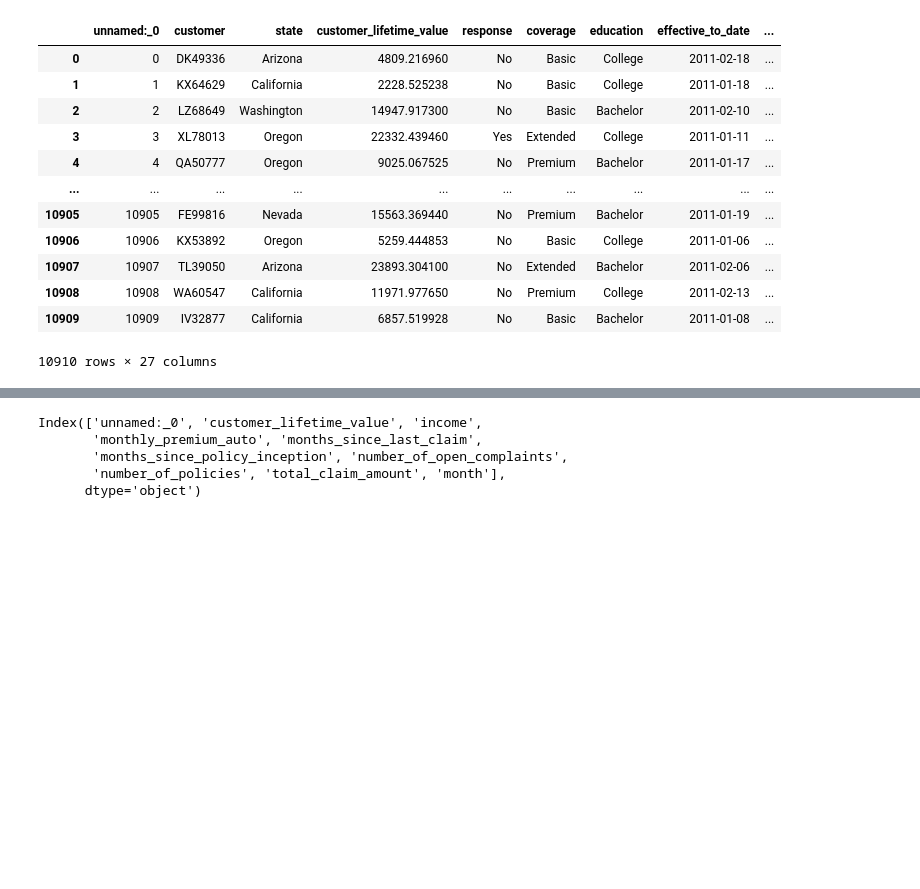
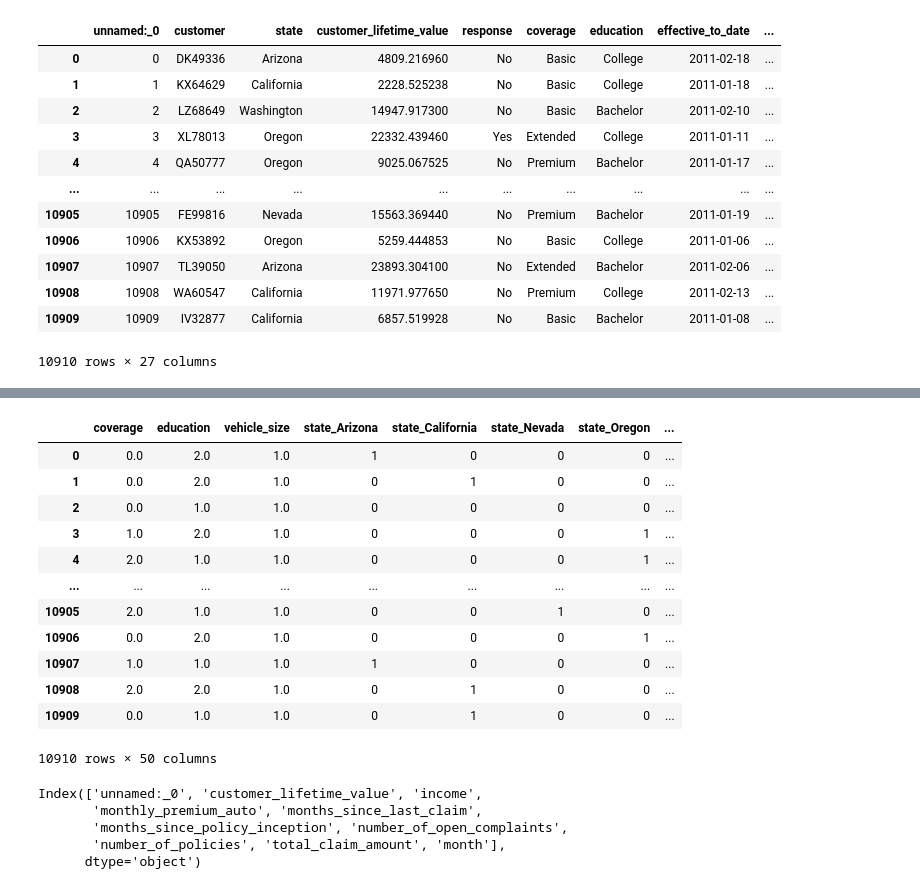
Before and after one commit to nimrod-d/Ironhack_Lab_Nimrod, a Jupyter notebook: week 4/model_fitting_lab_Nimrod.ipynb, the cells around one changed output, grey strips where cells are left out. Saved outputs shown, nothing was run; the diff lists cells and outputs as text; code cells hidden in the pictures; blank space fills up the shorter version.

```diff
--- a/week 4/model_fitting_lab_Nimrod.ipynb
+++ b/week 4/model_fitting_lab_Nimrod.ipynb
@@ -29,3 +29,9 @@ df
 10910 rows × 27 columns
 # %%
 df_num = df.select_dtypes(include='number')
+df_cat = df.select_dtypes(exclude='number')
+
+df_cat = df_cat.drop(['customer', 'effective_to_date'], axis=1)
+# %%
+ordinals = df_cat[['coverage', 'education', 'vehicle_size']]
+nominals = df_cat.drop(ordinals, axis=1)
@@ -32,3 +78,21 @@ df_num = df.select_dtypes(include='number')
+# %%
+cat_df = pd.concat([ordinals, nominals], axis=1)
+
+cat_df
+# %% [output]
+|  | coverage | education | vehicle_size | state_Arizona | state_California | state_Nevada | state_Oregon | ... |
+| 0 | 0.0 | 2.0 | 1.0 | 1 | 0 | 0 | 0 | ... |
+| 1 | 0.0 | 2.0 | 1.0 | 0 | 1 | 0 | 0 | ... |
+| 2 | 0.0 | 1.0 | 1.0 | 0 | 0 | 0 | 0 | ... |
+| 3 | 1.0 | 2.0 | 1.0 | 0 | 0 | 0 | 1 | ... |
+| 4 | 2.0 | 1.0 | 1.0 | 0 | 0 | 0 | 1 | ... |
+| ... | ... | ... | ... | ... | ... | ... | ... | ... |
+| 10905 | 2.0 | 1.0 | 1.0 | 0 | 0 | 1 | 0 | ... |
+| 10906 | 0.0 | 2.0 | 1.0 | 0 | 0 | 0 | 1 | ... |
+| 10907 | 1.0 | 1.0 | 1.0 | 1 | 0 | 0 | 0 | ... |
+| 10908 | 2.0 | 2.0 | 1.0 | 0 | 1 | 0 | 0 | ... |
+| 10909 | 0.0 | 1.0 | 1.0 | 0 | 1 | 0 | 0 | ... |
+10910 rows × 50 columns
 # %%
 df_num.columns
 # %% [output]
```
Also changed, not shown: parts of 18 cells of this notebook, 1 other file.
